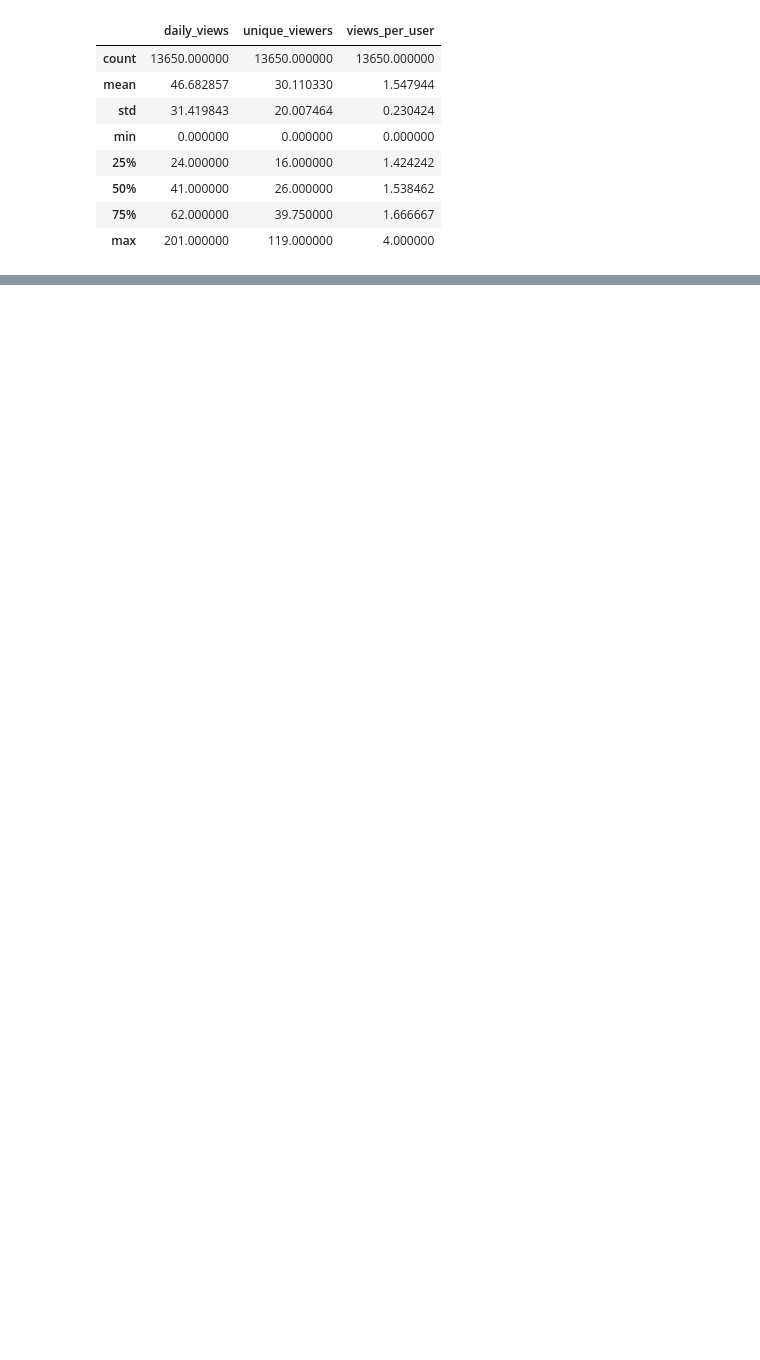
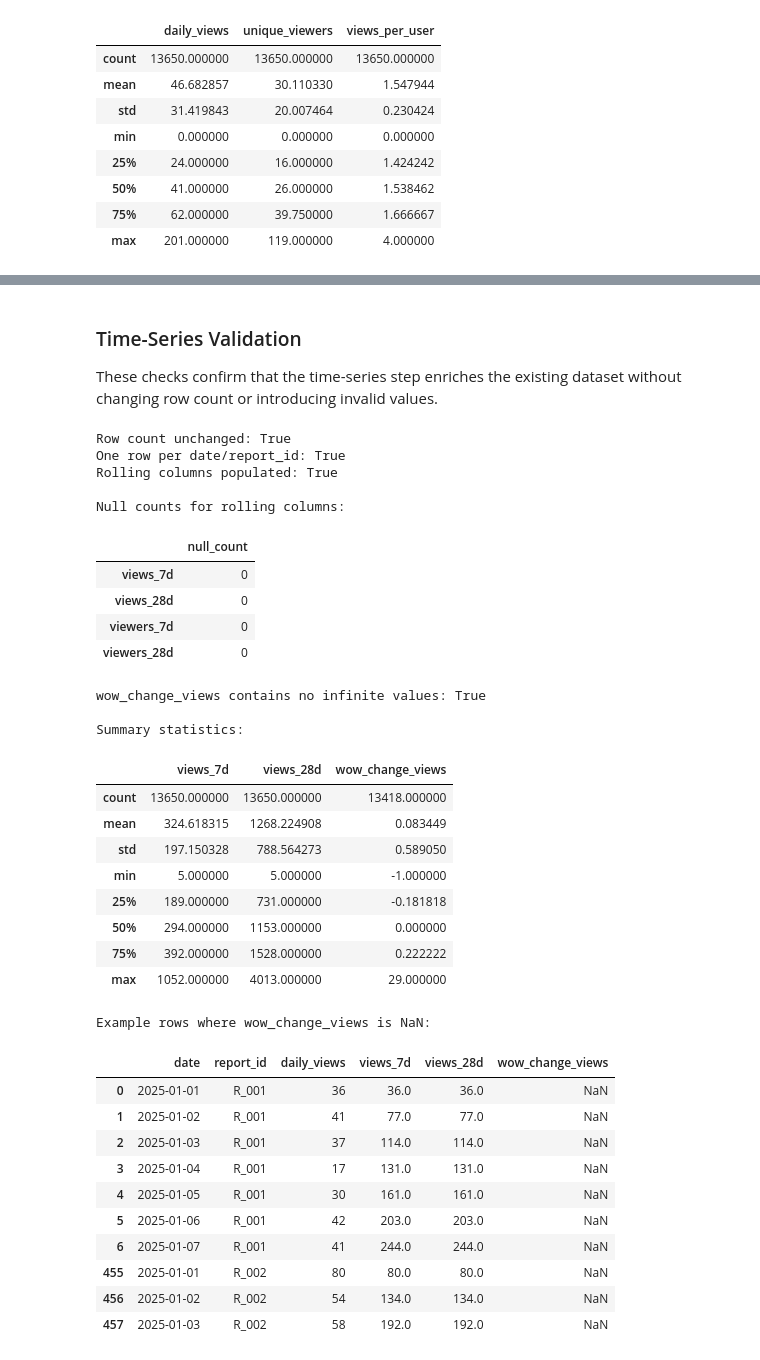
Before and after one commit to MasegoM94/report-usage-forecasting, a Jupyter notebook: notebooks/05_feature_engineering.ipynb, the cells around one changed output, grey strips where cells are left out. Drawn from its saved outputs; the diff is of its cells as text; code cells hidden in the pictures; blank space fills up the shorter version.

```diff
--- a/notebooks/05_feature_engineering.ipynb
+++ b/notebooks/05_feature_engineering.ipynb
@@ -180 +252,64 @@ display(summary_stats)
+# %% [markdown]
+### Time-Series Validation
+
+These checks confirm that the time-series step enriches the existing dataset without changing row count or introducing invalid values.
+# %%
+row_count_unchanged = len(mart_report_daily_adoption_ts) == len(mart_report_daily_adoption)
+ts_grain_is_unique = not mart_report_daily_adoption_ts.duplicated(subset=["date", "report_id"]).any()
+rolling_null_counts = mart_report_daily_adoption_ts[["views_7d", "views_28d", "viewers_7d", "viewers_28d"]].isnull().sum()
+rolling_columns_populated = rolling_null_counts.eq(0).all()
+wow_has_infinite_values = mart_report_daily_adoption_ts["wow_change_views"].isin([float("inf"), float("-inf")]).any()
+ts_summary_stats = mart_report_daily_adoption_ts[["views_7d", "views_28d", "wow_change_views"]].describe()
+wow_nan_examples = mart_report_daily_adoption_ts.loc[
+    mart_report_daily_adoption_ts["wow_change_views"].isna(),
+    ["date", "report_id", "daily_views", "views_7d", "views_28d", "wow_change_views"],
+].head(10)
+
+print("Row count unchanged:", row_count_unchanged)
+print("One row per date/report_id:", ts_grain_is_unique)
+print("Rolling columns populated:", rolling_columns_populated)
+print("\nNull counts for rolling columns:")
+display(rolling_null_counts.to_frame(name="null_count"))
+print("wow_change_views contains no infinite values:", not wow_has_infinite_values)
+
+print("\nSummary statistics:")
+display(ts_summary_stats)
+
+print("Example rows where wow_change_views is NaN:")
+display(wow_nan_examples)
+# %% [output]
+Row count unchanged: True
+One row per date/report_id: True
+Rolling columns populated: True
+
+Null counts for rolling columns:
+|  | null_count |
+| views_7d | 0 |
+| views_28d | 0 |
+| viewers_7d | 0 |
+| viewers_28d | 0 |
+wow_change_views contains no infinite values: True
+
+Summary statistics:
+|  | views_7d | views_28d | wow_change_views |
+| count | 13650.000000 | 13650.000000 | 13418.000000 |
+| mean | 324.618315 | 1268.224908 | 0.083449 |
+| std | 197.150328 | 788.564273 | 0.589050 |
+| min | 5.000000 | 5.000000 | -1.000000 |
+| 25% | 189.000000 | 731.000000 | -0.181818 |
+| 50% | 294.000000 | 1153.000000 | 0.000000 |
+| 75% | 392.000000 | 1528.000000 | 0.222222 |
+| max | 1052.000000 | 4013.000000 | 29.000000 |
+Example rows where wow_change_views is NaN:
+|  | date | report_id | daily_views | views_7d | views_28d | wow_change_views |
+| 0 | 2025-01-01 | R_001 | 36 | 36.0 | 36.0 | NaN |
+| 1 | 2025-01-02 | R_001 | 41 | 77.0 | 77.0 | NaN |
+| 2 | 2025-01-03 | R_001 | 37 | 114.0 | 114.0 | NaN |
+| 3 | 2025-01-04 | R_001 | 17 | 131.0 | 131.0 | NaN |
+| 4 | 2025-01-05 | R_001 | 30 | 161.0 | 161.0 | NaN |
+| 5 | 2025-01-06 | R_001 | 42 | 203.0 | 203.0 | NaN |
+| 6 | 2025-01-07 | R_001 | 41 | 244.0 | 244.0 | NaN |
+| 455 | 2025-01-01 | R_002 | 80 | 80.0 | 80.0 | NaN |
+| 456 | 2025-01-02 | R_002 | 54 | 134.0 | 134.0 | NaN |
+| 457 | 2025-01-03 | R_002 | 58 | 192.0 | 192.0 | NaN |
 # %% [markdown]
```
Also changed, not shown: parts of 10 cells of this notebook, 2 other files.
